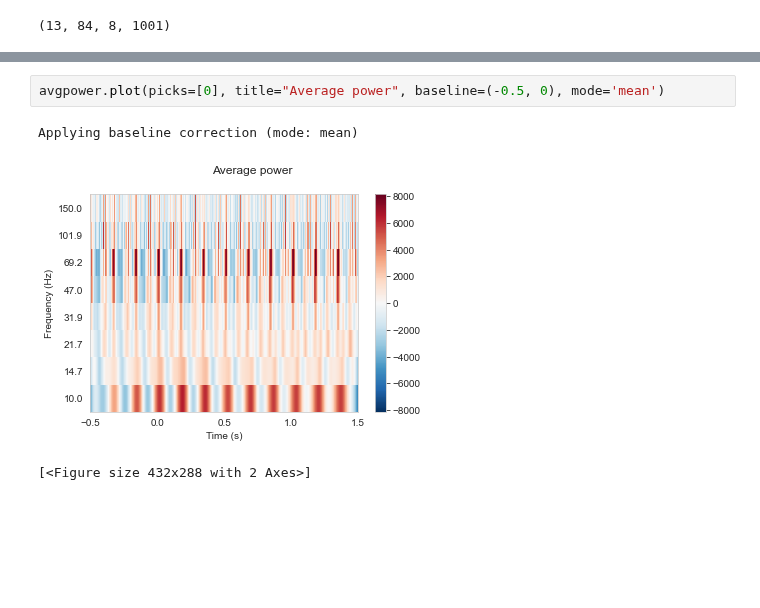
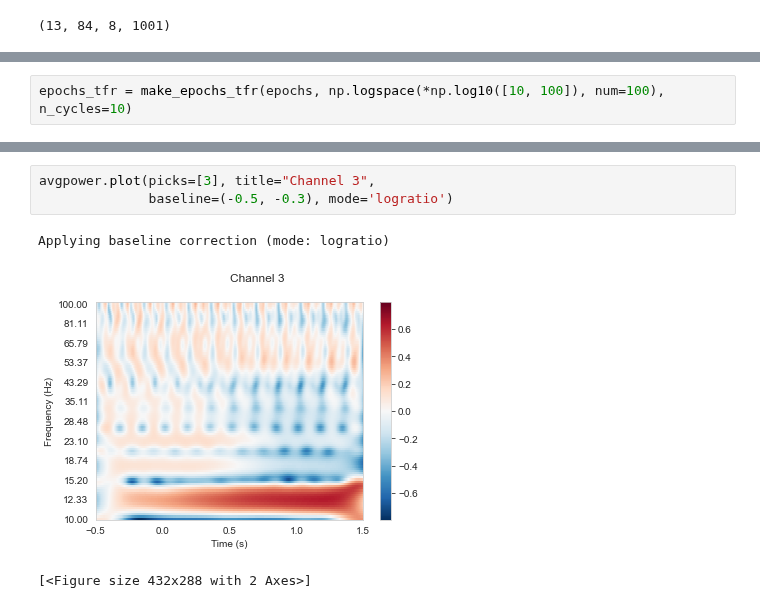
Before and after one commit to NevVerVer/Neuromatch_2022_EcoG_movements, a Jupyter notebook: pipeline/1_ecog_tfr_plots.ipynb, the cells around one changed output, grey strips where cells are left out. Saved outputs shown, nothing was run; the diff lists cells and outputs as text; blank space fills up the shorter version.

Commit message:
add new plots

```diff
--- a/pipeline/1_ecog_tfr_plots.ipynb
+++ b/pipeline/1_ecog_tfr_plots.ipynb
@@ -83,0 +114,2 @@ avgpower = epochs_tfr.average(dim = 'epochs')
+# %%
+epochs_tfr = make_epochs_tfr(epochs, np.logspace(*np.log10([10, 100]), num=100), n_cycles=10)
@@ -84,6 +126,7 @@ avgpower = epochs_tfr.average(dim = 'epochs')
 # %%
-avgpower.plot(picks=[0], title="Average power", baseline=(-0.5, 0), mode='mean')
+avgpower.plot(picks=[3], title="Channel 3",
+              baseline=(-0.5, -0.3), mode='logratio')
 # %% [output]
-Applying baseline correction (mode: mean)
+Applying baseline correction (mode: logratio)
-[figure, old version]
+[figure, new version]
 [<Figure size 432x288 with 2 Axes>]
```
Also changed, not shown: parts of 16 cells of this notebook.
